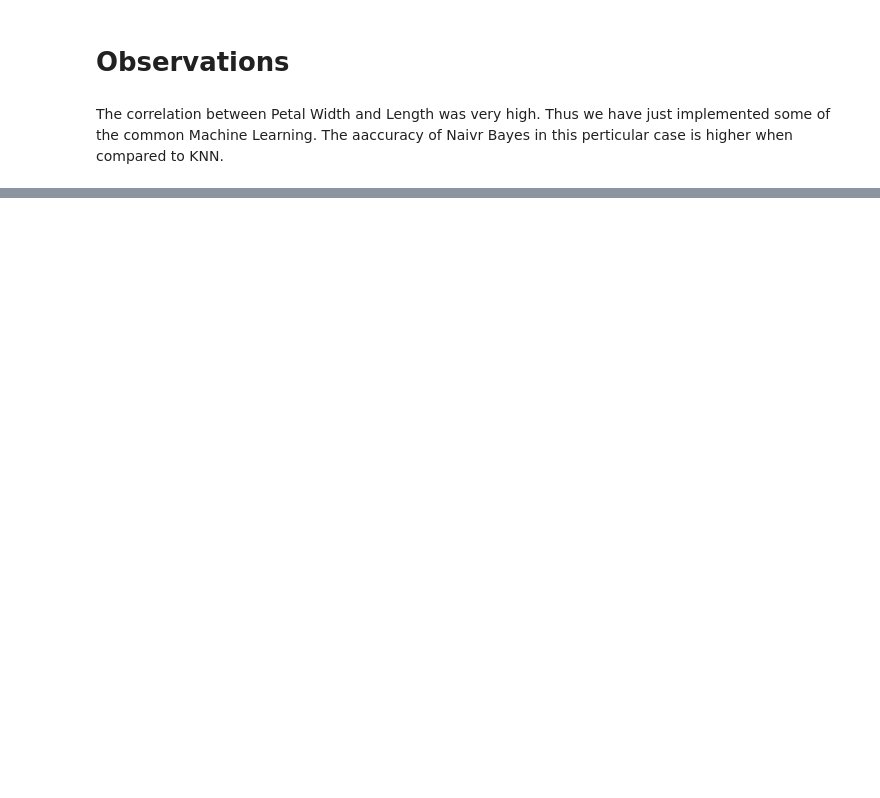
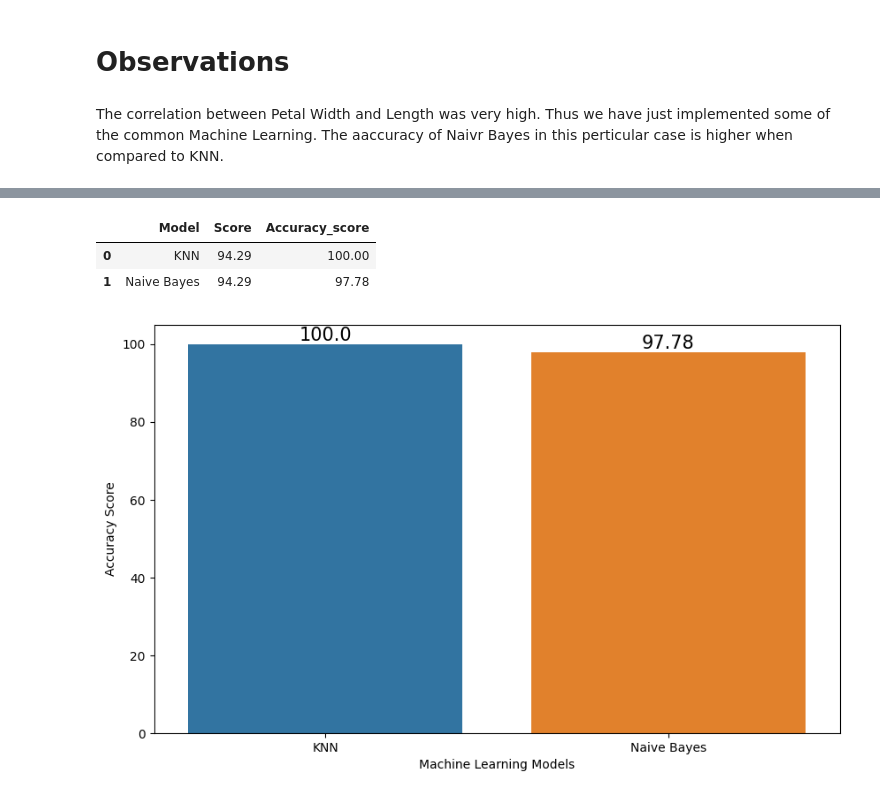
Before and after one commit to GV-Akhil-Chandra/IRIS-DATASET-MACHINE-LEARNING-ALGORITHMS, a Jupyter notebook: main_file.ipynb, the cells around one changed output, grey strips where cells are left out. Drawn from its saved outputs; the diff is of its cells as text; code cells hidden in the pictures; blank space fills up the shorter version.

```diff
--- a/main_file.ipynb
+++ b/main_file.ipynb
@@ -320,0 +323,3 @@ The aaccuracy of Naivr Bayes in this perticular case is higher when compared to
+# %%
+#Train and Test split with random_state = 42
+X_train, X_test, y_train, y_test = train_test_split(X, y, test_size=0.3, random_state=42)
@@ -320,0 +353,17 @@ The aaccuracy of Naivr Bayes in this perticular case is higher when compared to
+# %%
+knn = KNeighborsClassifier(n_neighbors = 3)
+knn.fit(X_train, y_train)
+Y_pred = knn.predict(X_test)
+accuracy_knn=round(accuracy_score(y_test,Y_pred)* 100, 2)
+acc_knn = round(knn.score(X_train, y_train) * 100, 2)
+
+cm = confusion_matrix(y_test, Y_pred)
+accuracy = accuracy_score(y_test,Y_pred)
+precision = precision_score(y_test, Y_pred,average='micro')
+recall = recall_score(y_test, Y_pred,average='micro')
+f1 = f1_score(y_test,Y_pred,average='micro')
+print('Confusion matrix for KNN\n',cm)
+print('Accuracy of KNN  : %.3f' %accuracy)
+print('Precision of KNN : %.3f' %precision)
+print('Recall of KNN    : %.3f' %recall)
+print('F1-score of KNN  : %.3f' %f1)
@@ -320,0 +379,29 @@ The aaccuracy of Naivr Bayes in this perticular case is higher when compared to
+# %%
+# dataframe to store the
+results = pd.DataFrame({
+    'Model': [ 'KNN',
+              'Naive Bayes'],
+    'Score': [ acc_knn,
+              acc_gaussian],
+    "Accuracy_score":[accuracy_knn,
+                      accuracy_nb
+                     ]})
+result_df = results.sort_values(by='Accuracy_score', ascending=False)
+result_df = result_df.reset_index(drop=True)
+result_df.head(5)
+# %% [output]
+|  | Model | Score | Accuracy_score |
+| 0 | KNN | 94.29 | 100.00 |
+| 1 | Naive Bayes | 94.29 | 97.78 |
+# %%
+plt.subplots(figsize=(10,6))
+ax = sns.barplot(x='Model', y="Accuracy_score",data=result_df)
+plt.xlabel("Machine Learning Models")
+plt.ylabel("Accuracy Score")
+labels = (result_df["Accuracy_score"])
+
+# add result numbers on barchart
+for i, v in enumerate(labels):
+    ax.text(i, v+1, str(v), horizontalalignment = 'center', size = 15, color = 'black')
+# %% [output]
+[figure, added]
```
Also changed, not shown: parts of 6 cells of this notebook.
